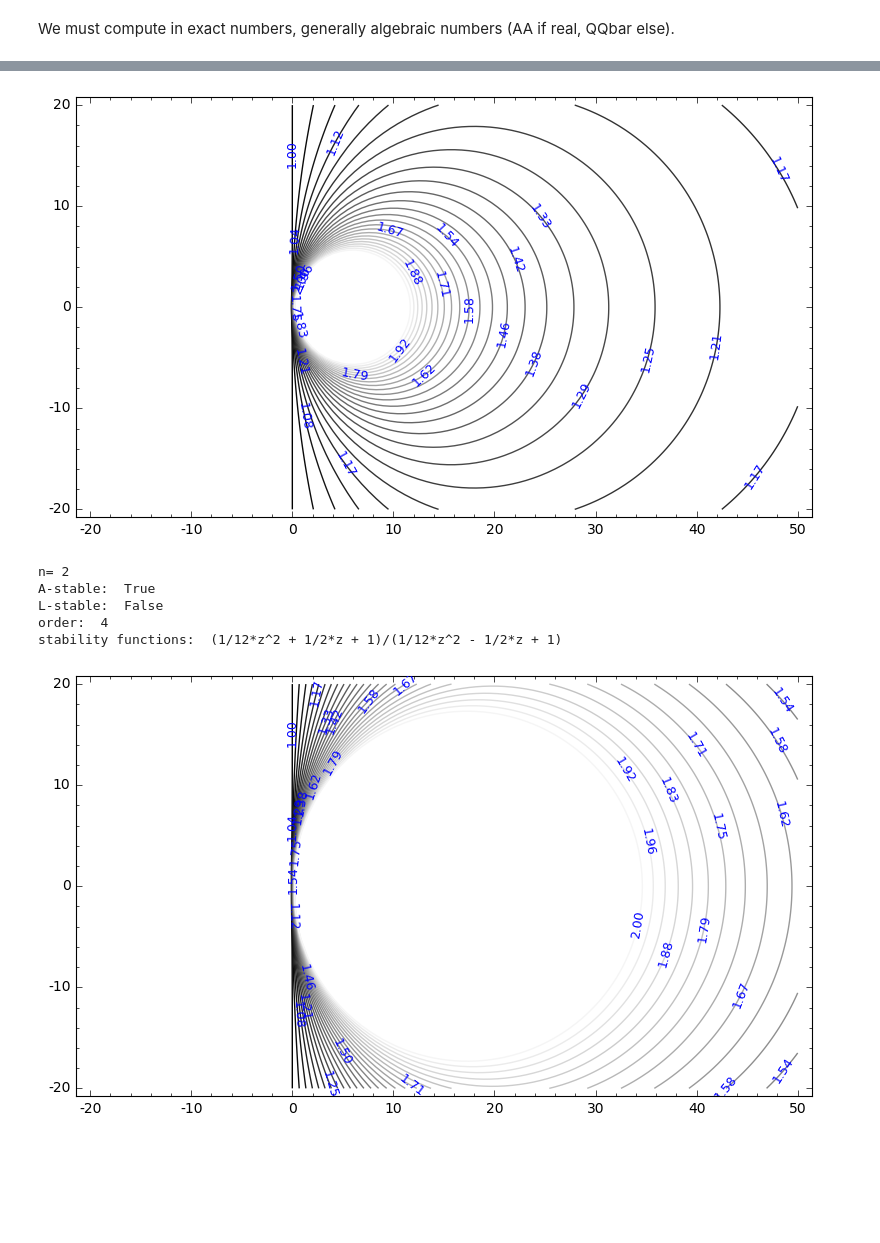
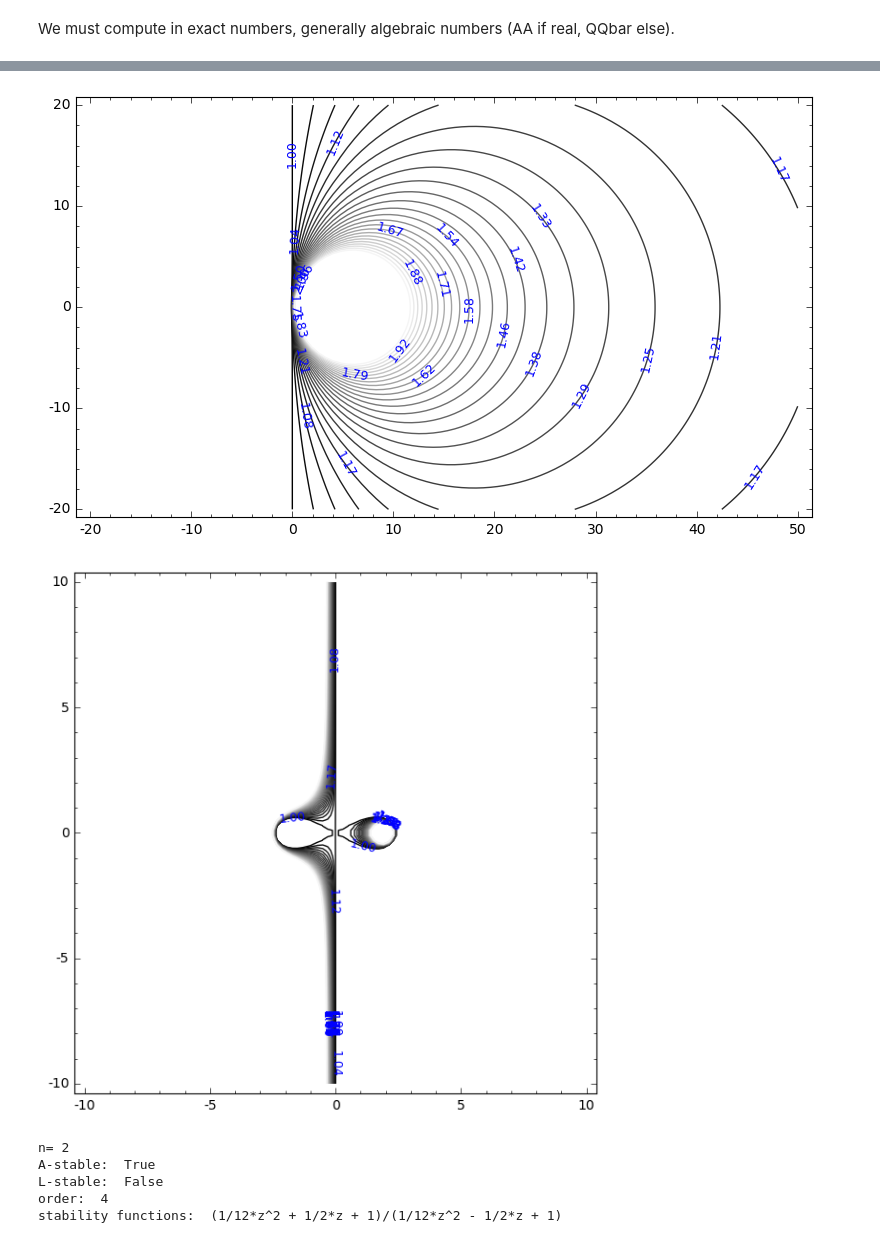
Before and after one commit to Thierry-Dumont/RKkit, a Jupyter notebook: Gaussian.ipynb, the cells around one changed output, grey strips where cells are left out. Drawn from its saved outputs; the diff is of its cells as text; code cells hidden in the pictures; blank space fills up the shorter version.

```diff
--- a/Gaussian.ipynb
+++ b/Gaussian.ipynb
@@ -16,27 +19,28 @@ Build Gaussian RK methods, find stability properties, and computed order.
 # %%
-graphs=[]
 for n in range(1,4):
     c = [(s[0]+1)/2 for s in R(legendre_P(n,x)).roots()] #roots of shifted polynomials (collocation points)
     A,B = colloc(c,R)# coeefficients of the RK formula
     F=RKformula(A,B)
     #start some tests
     print "\nn=",n
     print "A-stable: ",F.is_A_stable()
     print "L-stable: ",F.is_L_stable()
     print "order: ",F.order_using_rooted_trees()
     print "stability functions: ",F.stability_function()
     p=RKplot(F,fill=False,ncurves=25,limits=[(-20,+50),(-20,20)])
     p.show()
+    q=RKplot(F,fill=False,ncurves=25,limits=[(-10,+10),(-10,10)],type="star")
+    q.show()
 # %% [output]
 n= 1
 A-stable:  True
 L-stable:  False
 order:  2
 stability functions:  (0.50000000000000000?*z + 1)/(-0.50000000000000000?*z + 1)
 [figure]
+[figure, new version]
 n= 2
 A-stable:  True
 L-stable:  False
 order:  4
 stability functions:  (1/12*z^2 + 1/2*z + 1)/(1/12*z^2 - 1/2*z + 1)
-[figure, old version]
```
Also changed, not shown: parts of 3 cells of this notebook, 5 other files.
